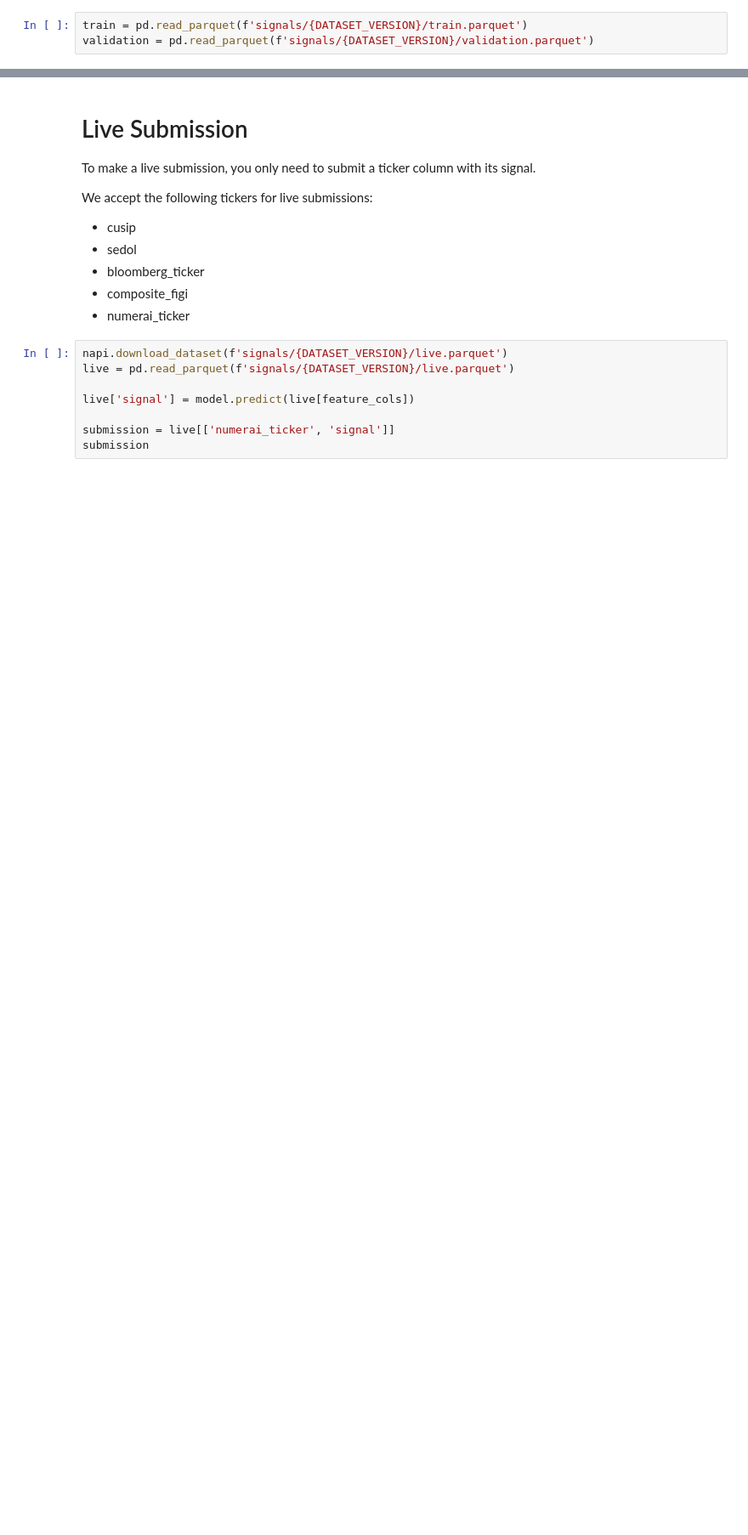
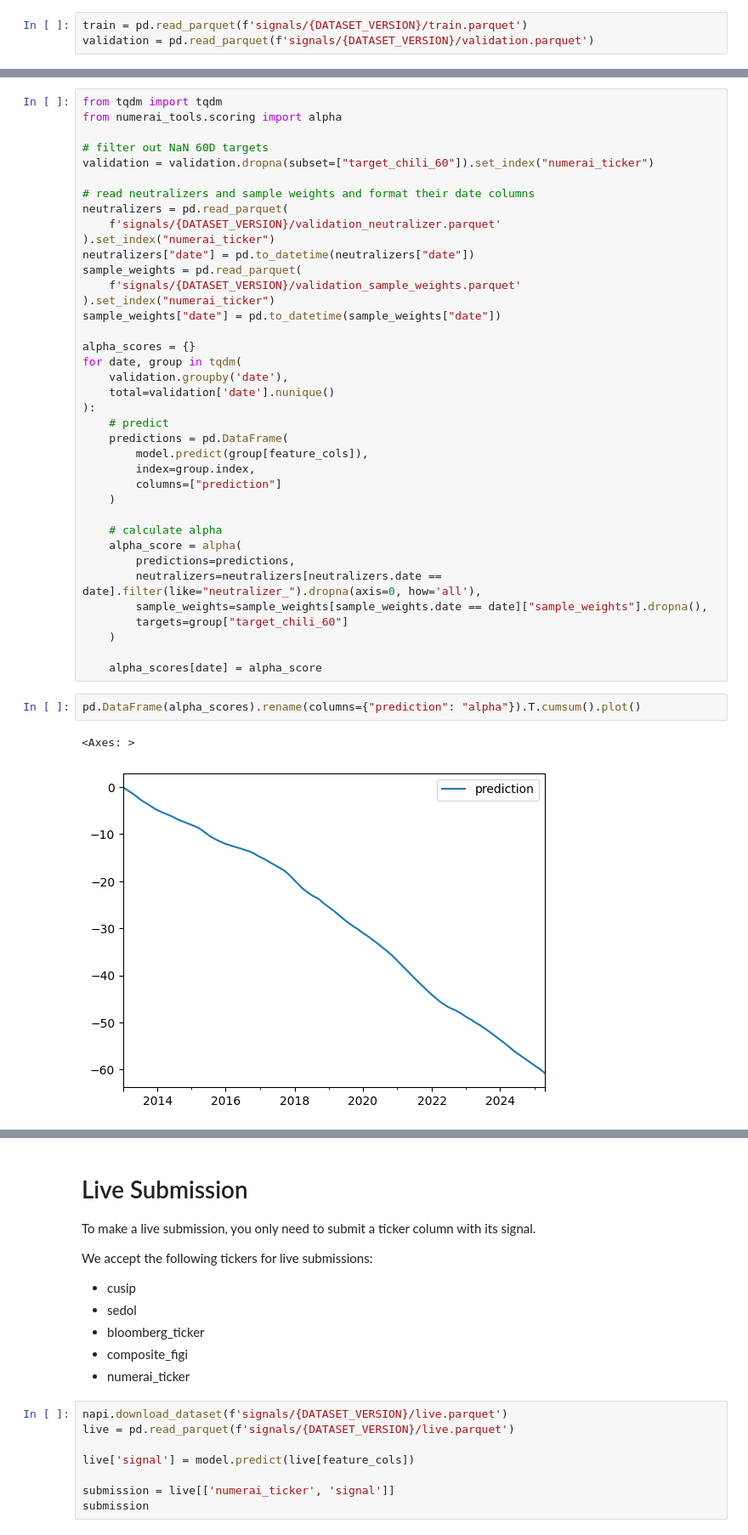
Before and after one commit to numerai/signals-example-scripts, a Jupyter notebook: example_model.ipynb, the cells around one changed output, grey strips where cells are left out. Shown at 85% size. Drawn from its saved outputs; the diff is of its cells as text; blank space fills up the shorter version.

Commit message:
update tutorial notebook to use v2.1 data and introduce alpha as a score

```diff
--- a/example_model.ipynb
+++ b/example_model.ipynb
@@ -247,0 +249,43 @@ LGBMRegressor(colsample_bytree=0.1, learning_rate=0.01, max_depth=5,
+# %%
+from tqdm import tqdm
+from numerai_tools.scoring import alpha
+
+# filter out NaN 60D targets
+validation = validation.dropna(subset=["target_chili_60"]).set_index("numerai_ticker")
+
+# read neutralizers and sample weights and format their date columns
+neutralizers = pd.read_parquet(
+    f'signals/{DATASET_VERSION}/validation_neutralizer.parquet'
+).set_index("numerai_ticker")
+neutralizers["date"] = pd.to_datetime(neutralizers["date"])
+sample_weights = pd.read_parquet(
+    f'signals/{DATASET_VERSION}/validation_sample_weights.parquet'
+).set_index("numerai_ticker")
+sample_weights["date"] = pd.to_datetime(sample_weights["date"])
+
+alpha_scores = {}
+for date, group in tqdm(
+    validation.groupby('date'),
+    total=validation['date'].nunique()
+):
+    # predict
+    predictions = pd.DataFrame(
+        model.predict(group[feature_cols]),
+        index=group.index,
+        columns=["prediction"]
+    )
+
+    # calculate alpha
+    alpha_score = alpha(
+        predictions=predictions,
+        neutralizers=neutralizers[neutralizers.date == date].filter(like="neutralizer_").dropna(axis=0, how='all'),
+        sample_weights=sample_weights[sample_weights.date == date]["sample_weights"].dropna(),
+        targets=group["target_chili_60"]
+    )
+
+    alpha_scores[date] = alpha_score
+# %%
+pd.DataFrame(alpha_scores).rename(columns={"prediction": "alpha"}).T.cumsum().plot()
+# %% [output]
+<Axes: >
+[figure, added]
```
Also changed, not shown: parts of 16 cells of this notebook, 1 other file.
